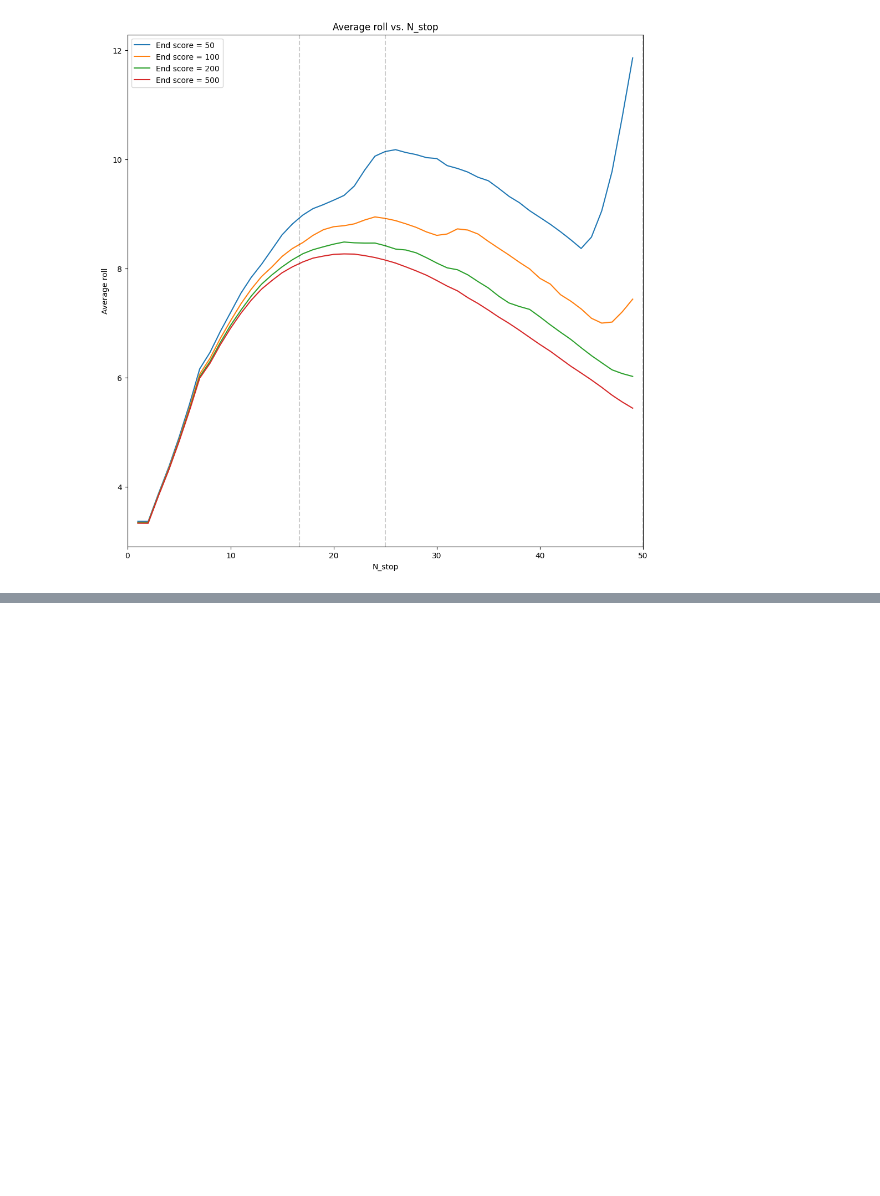
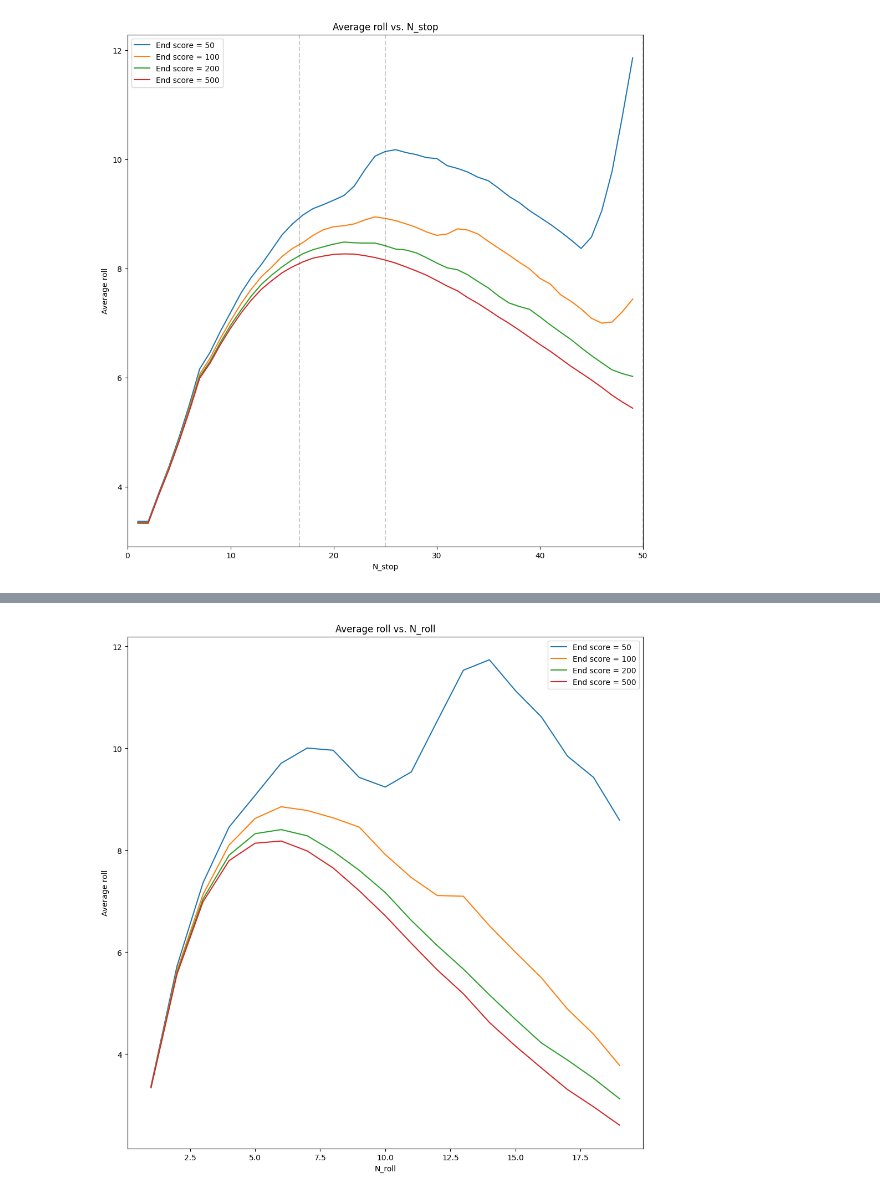
Before and after one commit to wutmeownow/phys441, a Jupyter notebook: GameOfPig/gameofpig.ipynb, the cells around one changed output, grey strips where cells are left out. Saved outputs shown, nothing was run; the diff lists cells and outputs as text; code cells hidden in the pictures; blank space fills up the shorter version.

```diff
--- a/GameOfPig/gameofpig.ipynb
+++ b/GameOfPig/gameofpig.ipynb
@@ -139,0 +205,21 @@ ax.set_xlim(0,50)
+# %%
+# consider four different end scores .. 50, 100, 200, 500.  For each, plot the average roll vs. N_stop
+end_score = [50, 100, 200, 500]
+
+# initialize an array to hold the four different arrays of average roll vs. N_stop for the four different end scores.  Each array will have 49 elements, one for each N_stop from 1 to 49
+avg_array_sum = []
+
+for j in range(4):
+    avg_array = []
+    for nroll in range(1,20):
+        sum_avg = 0
+        nsims = 10000
+        for i in range(nsims):
+            avg = game_play2(nroll,end_score[j])
+            sum_avg += avg
+            #print(f"Average roll over all turns = {avg}")
+
+        print(f"Average roll over all turns and sims for N_roll = {nroll} is {sum_avg/nsims}")
+        avg_array.append(sum_avg/nsims)
+
+    avg_array_sum.append(avg_array)
@@ -139,0 +244,11 @@ ax.set_xlim(0,50)
+# %%
+# plot the average roll vs. N_stop for each of the four end scores
+fig, ax = plt.subplots(1,1, figsize=(12,12))
+for j in range(4):
+    ax.plot(range(1,20), avg_array_sum[j], label=f"End score = {end_score[j]}")
+    ax.set_xlabel("N_roll")
+    ax.set_ylabel("Average roll")
+    ax.legend()
+    ax.set_title("Average roll vs. N_roll")
+# %% [output]
+[figure, added]
```
Also changed, not shown: parts of 5 cells of this notebook.
